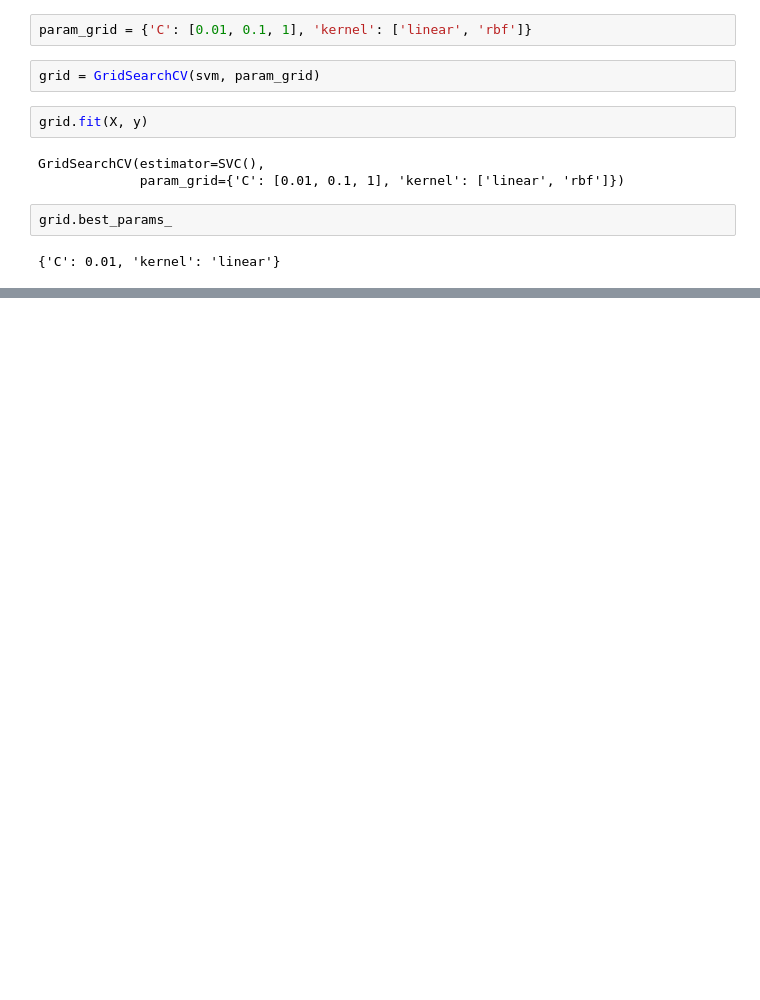
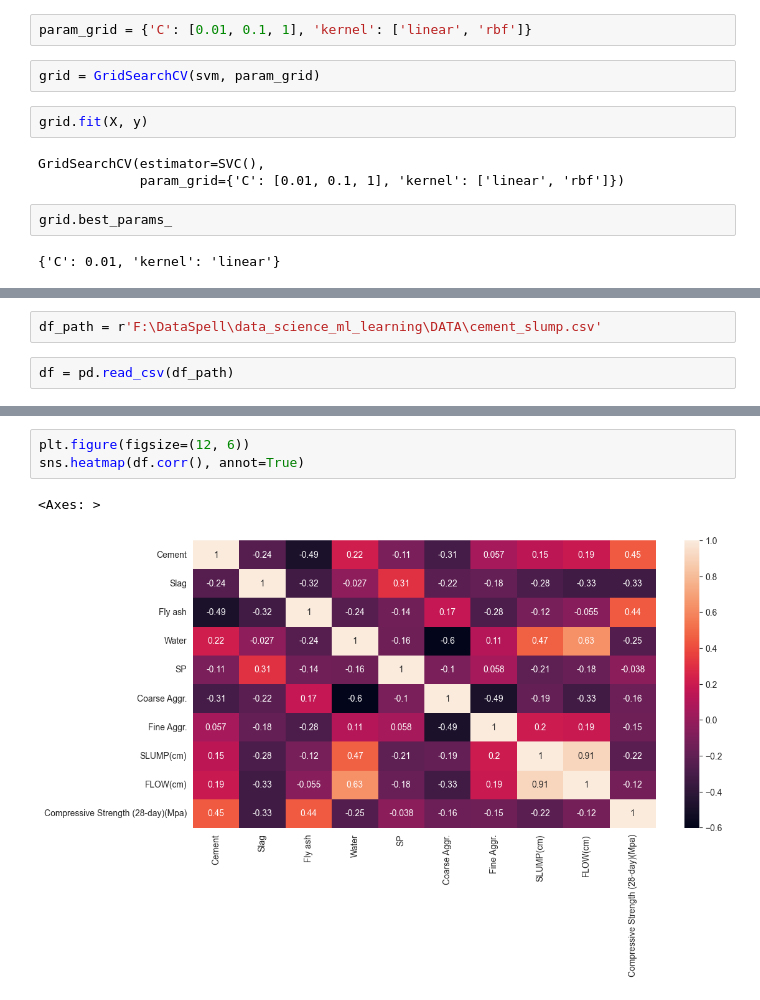
Before and after one commit to ZygimantasB/data_science_ml_learning, a Jupyter notebook: Section 15 Support Vector Machines/section 15.ipynb, the cells around one changed output, grey strips where cells are left out. Drawn from its saved outputs; the diff is of its cells as text; blank space fills up the shorter version.

```diff
--- a/Section 15 Support Vector Machines/section 15.ipynb
+++ b/Section 15 Support Vector Machines/section 15.ipynb
@@ -138,0 +141,4 @@ grid.best_params_
+# %%
+df_path = r'F:\DataSpell\data_science_ml_learning\DATA\cement_slump.csv'
+# %%
+df = pd.read_csv(df_path)
@@ -138,0 +161,6 @@ grid.best_params_
+# %%
+plt.figure(figsize=(12, 6))
+sns.heatmap(df.corr(), annot=True)
+# %% [output]
+<Axes: >
+[figure, added]
```
Also changed, not shown: parts of 32 cells of this notebook.
